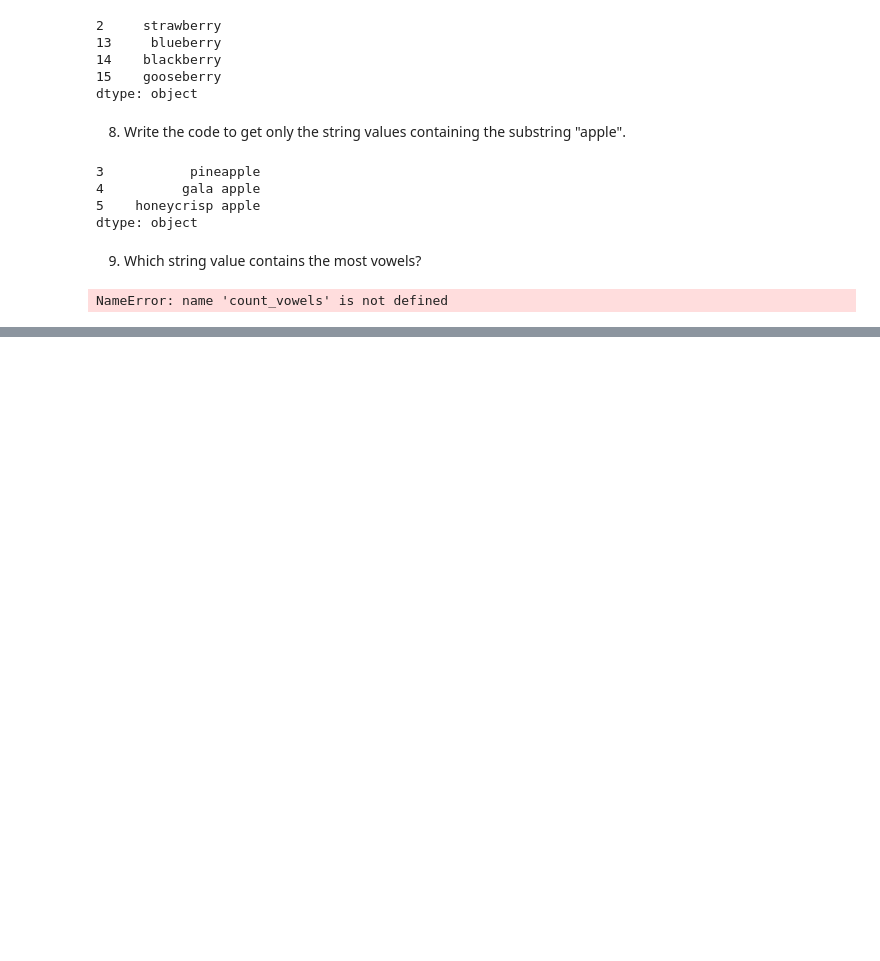
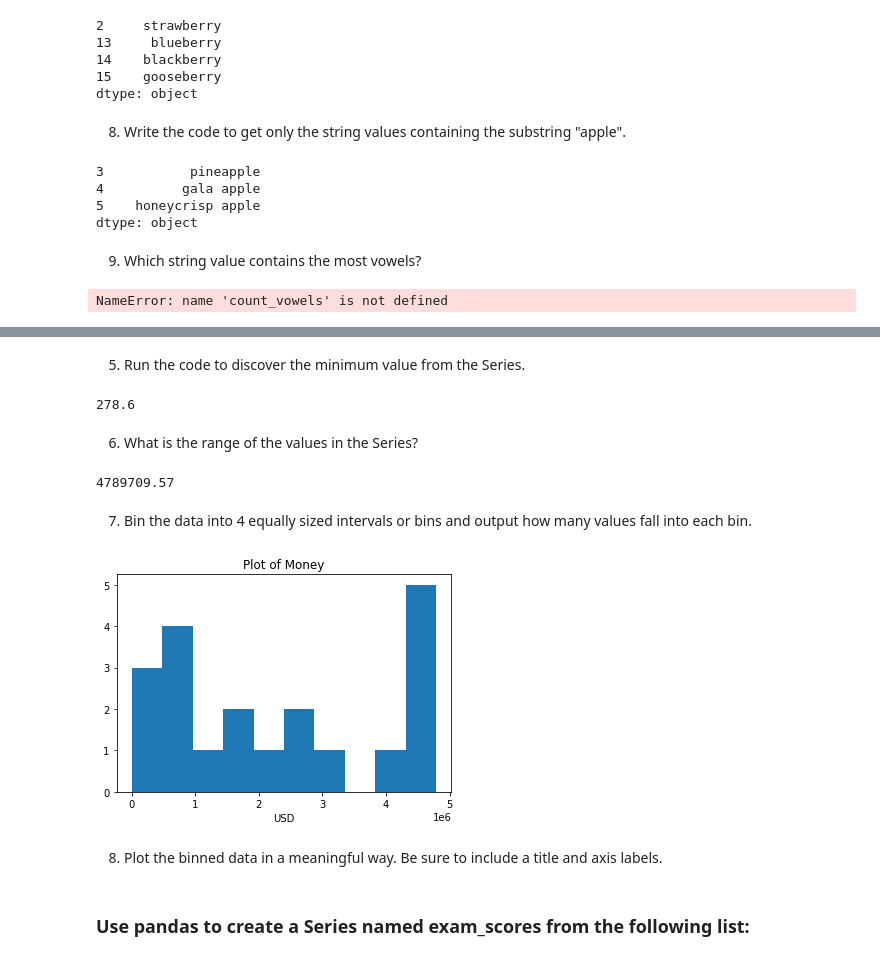
Before and after one commit to KristineCabanela/numpy-pandas-visualization-exercises, a Jupyter notebook: pandas_series.ipynb, the cells around one changed output, grey strips where cells are left out. Cells and saved outputs as stored; diff of their text form; code cells hidden in the pictures; blank space fills up the shorter version.

```diff
--- a/pandas_series.ipynb
+++ b/pandas_series.ipynb
@@ -296,0 +487,28 @@ NameError: name 'count_vowels' is not defined
+# %% [markdown]
+5. Run the code to discover the minimum value from the Series.
+# %%
+min_numbers = new_numbers.min()
+print(min_numbers)
+# %% [output]
+278.6
+# %% [markdown]
+6. What is the range of the values in the Series?
+# %%
+new_numbers.max() - new_numbers.min()
+# %% [output]
+4789709.57
+# %% [markdown]
+7. Bin the data into 4 equally sized intervals or bins and output how many values fall into each bin.
+# %%
+new_money.plot.hist()
+
+plt.xlabel('USD')
+plt.ylabel("")
+plt.title("Plot of Money")
+plt.show()
+# %% [output]
+[figure, added]
+# %% [markdown]
+8. Plot the binned data in a meaningful way. Be sure to include a title and axis labels.
+# %% [markdown]
+### Use pandas to create a Series named exam_scores from the following list:
```
Also changed, not shown: parts of 46 cells of this notebook.
